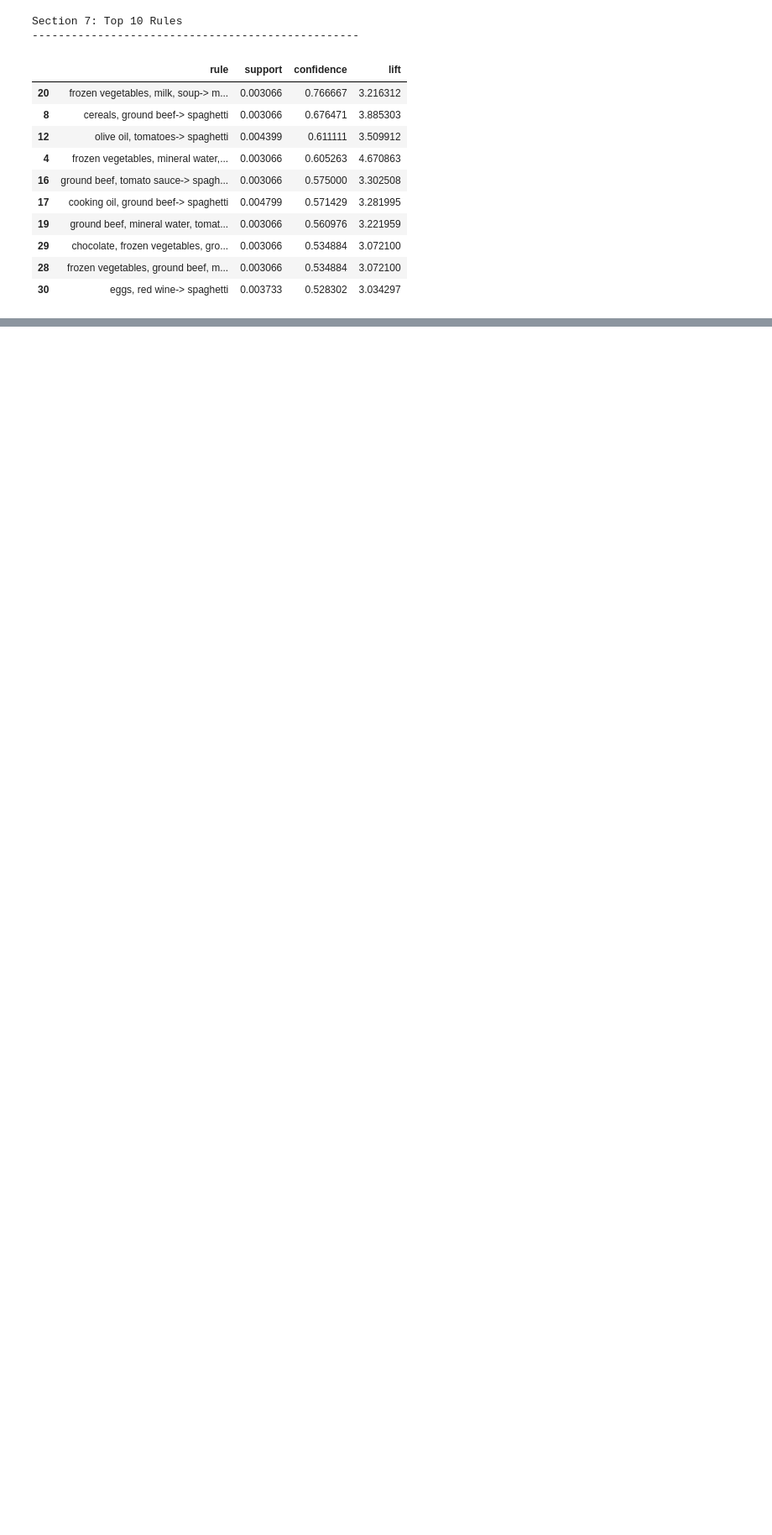
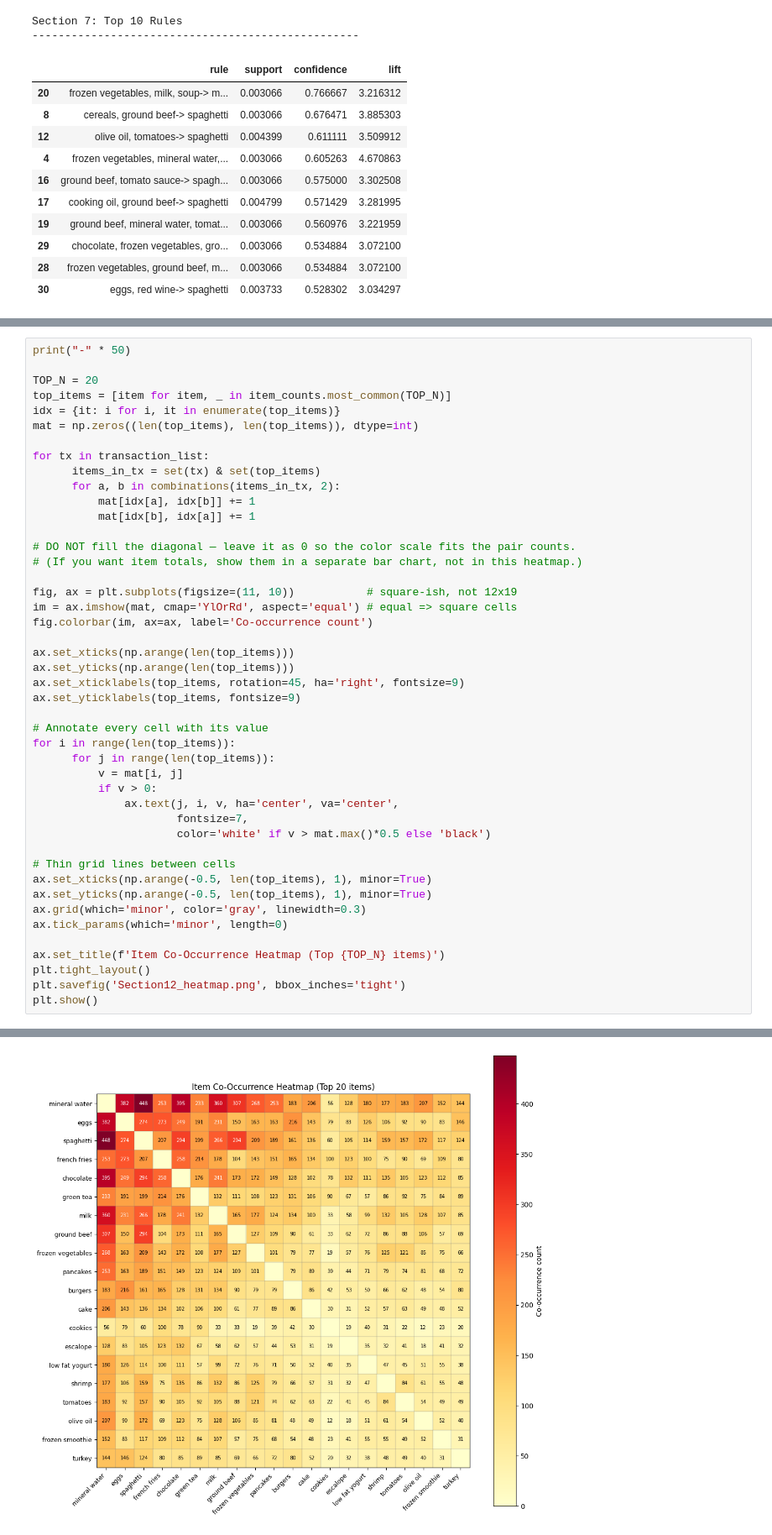
Before and after one commit to POTATO0826/Data-Mining-Assignment-2-, a Jupyter notebook: Data-Mining-Assignment2-1.ipynb, the cells around one changed output, grey strips where cells are left out. Shown at 84% size. Cells and saved outputs as stored; diff of their text form; blank space fills up the shorter version.

```diff
--- a/Data-Mining-Assignment2-1.ipynb
+++ b/Data-Mining-Assignment2-1.ipynb
@@ -317,0 +403,46 @@ Section 8: Bar Chart -- Top 10 Most Purchase Item
+# %%
+print("-" * 50)
+
+TOP_N = 20
+top_items = [item for item, _ in item_counts.most_common(TOP_N)]
+idx = {it: i for i, it in enumerate(top_items)}
+mat = np.zeros((len(top_items), len(top_items)), dtype=int)
+
+for tx in transaction_list:
+      items_in_tx = set(tx) & set(top_items)
+      for a, b in combinations(items_in_tx, 2):
+          mat[idx[a], idx[b]] += 1
+          mat[idx[b], idx[a]] += 1
+
+# DO NOT fill the diagonal — leave it as 0 so the color scale fits the pair counts.
+# (If you want item totals, show them in a separate bar chart, not in this heatmap.)
+
+fig, ax = plt.subplots(figsize=(11, 10))           # square-ish, not 12x19
+im = ax.imshow(mat, cmap='YlOrRd', aspect='equal') # equal => square cells
+fig.colorbar(im, ax=ax, label='Co-occurrence count')
+
+ax.set_xticks(np.arange(len(top_items)))
+ax.set_yticks(np.arange(len(top_items)))
+ax.set_xticklabels(top_items, rotation=45, ha='right', fontsize=9)
+ax.set_yticklabels(top_items, fontsize=9)
+
+# Annotate every cell with its value
+for i in range(len(top_items)):
+      for j in range(len(top_items)):
+          v = mat[i, j]
+          if v > 0:
+              ax.text(j, i, v, ha='center', va='center',
+                      fontsize=7,
+                      color='white' if v > mat.max()*0.5 else 'black')
+
+# Thin grid lines between cells
+ax.set_xticks(np.arange(-0.5, len(top_items), 1), minor=True)
+ax.set_yticks(np.arange(-0.5, len(top_items), 1), minor=True)
+ax.grid(which='minor', color='gray', linewidth=0.3)
+ax.tick_params(which='minor', length=0)
+
+ax.set_title(f'Item Co-Occurrence Heatmap (Top {TOP_N} items)')
+plt.tight_layout()
+plt.savefig('Section12_heatmap.png', bbox_inches='tight')
+plt.show()
+# %% [output]
@@ -317,0 +450 @@ Section 8: Bar Chart -- Top 10 Most Purchase Item
+[figure, added]
```
Also changed, not shown: parts of 4 cells of this notebook, 6 other files.
